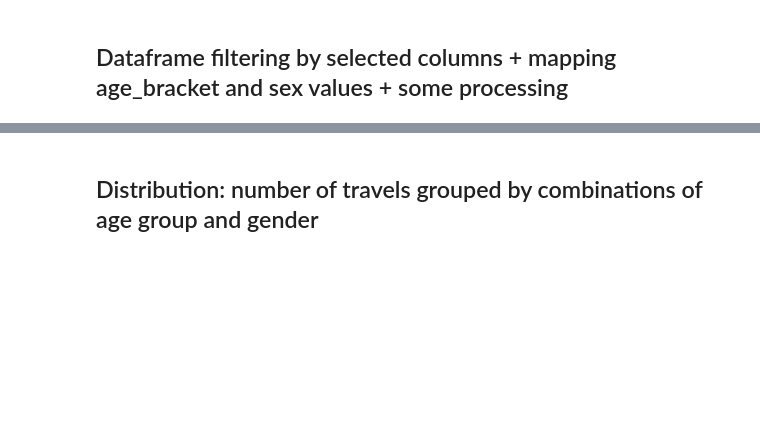
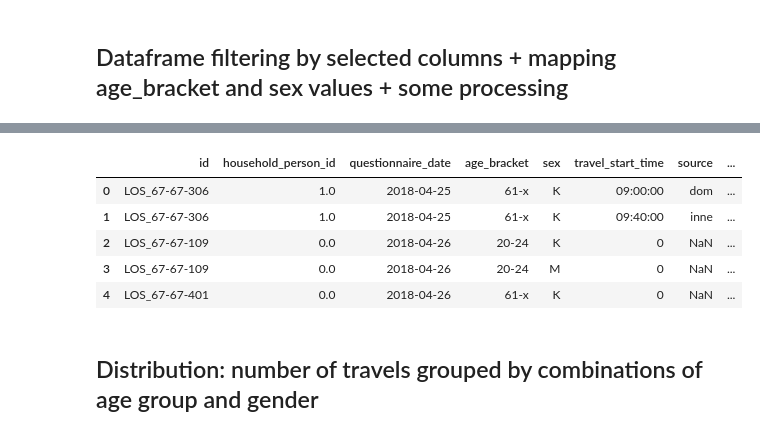
Before and after one commit to AgataSkibinska/urban-mobility-project, a Jupyter notebook: notebooks/mc_simulation_distributions/travel_planning_dist.ipynb, the cells around one changed output, grey strips where cells are left out. Saved outputs shown, nothing was run; the diff lists cells and outputs as text; code cells hidden in the pictures; blank space fills up the shorter version.

```diff
--- a/notebooks/mc_simulation_distributions/travel_planning_dist.ipynb
+++ b/notebooks/mc_simulation_distributions/travel_planning_dist.ipynb
@@ -99,3 +117,12 @@ data_filtered['source-destination'] = data_filtered['source-destination'].str.re
+# %%
+data_filtered.head()
+# %% [output]
+|  | id | household_person_id | questionnaire_date | age_bracket | sex | travel_start_time | source | ... |
+| 0 | LOS_67-67-306 | 1.0 | 2018-04-25 | 61-x | K | 09:00:00 | dom | ... |
+| 1 | LOS_67-67-306 | 1.0 | 2018-04-25 | 61-x | K | 09:40:00 | inne | ... |
+| 2 | LOS_67-67-109 | 0.0 | 2018-04-26 | 20-24 | K | 0 | NaN | ... |
+| 3 | LOS_67-67-109 | 0.0 | 2018-04-26 | 20-24 | M | 0 | NaN | ... |
+| 4 | LOS_67-67-401 | 0.0 | 2018-04-26 | 61-x | K | 0 | NaN | ... |
 # %% [markdown]
 ## Distribution: number of travels grouped by combinations of age group and gender
 # %% [markdown]
```
Also changed, not shown: parts of 34 cells of this notebook, 4 other files.
